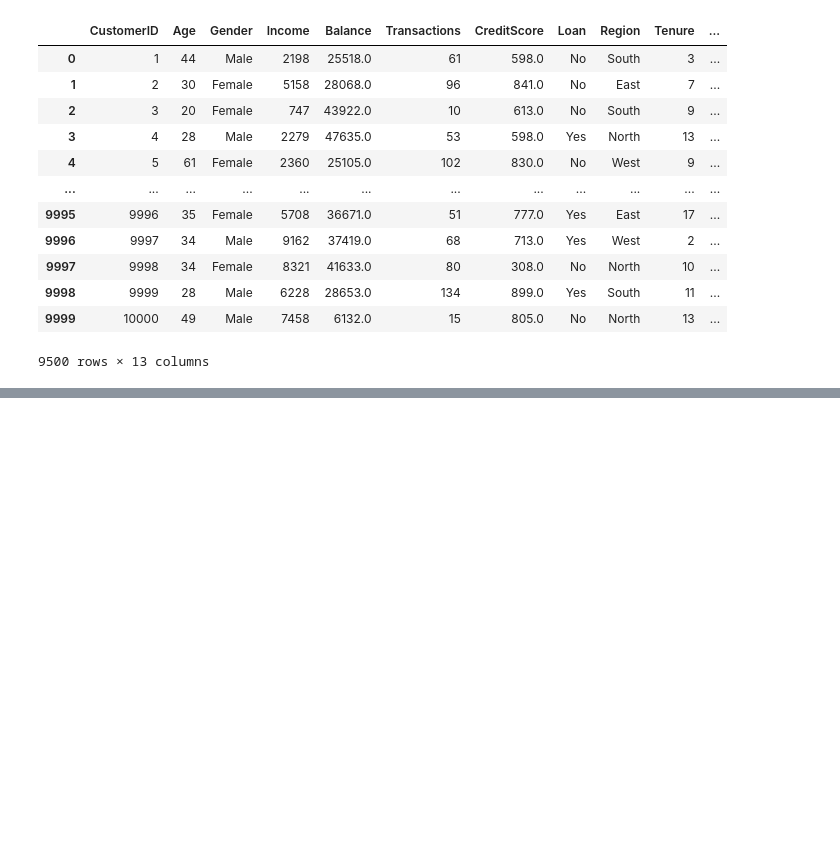
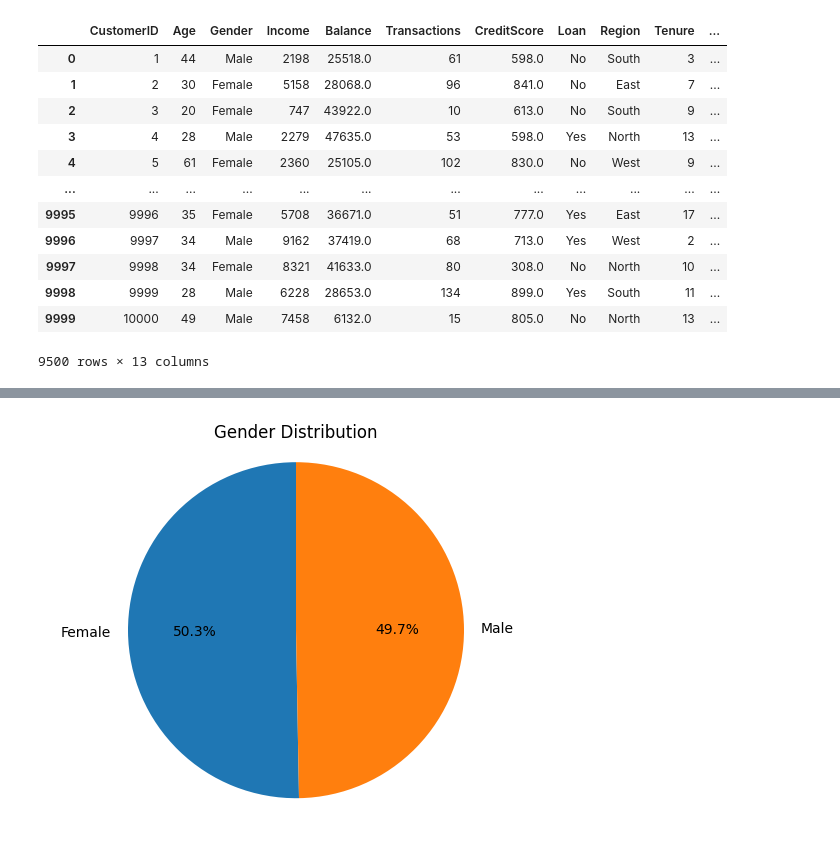
Before and after one commit to 07rauf/bank-data-analysis, a Jupyter notebook: analysis.ipynb, the cells around one changed output, grey strips where cells are left out. Cells and saved outputs as stored; diff of their text form; code cells hidden in the pictures; blank space fills up the shorter version.

```diff
--- a/analysis.ipynb
+++ b/analysis.ipynb
@@ -244,0 +317,8 @@ Name: count, dtype: int64
+# %%
+# Number of customers by gender
+plt.pie(data['Gender'].value_counts(),labels=data['Gender'].value_counts().index,autopct='%1.1f%%',startangle=90)
+plt.title('Gender Distribution')
+plt.axis('equal')
+plt.show()
+# %% [output]
+[figure, added]
```
Also changed, not shown: parts of 13 cells of this notebook, 1 other file.
